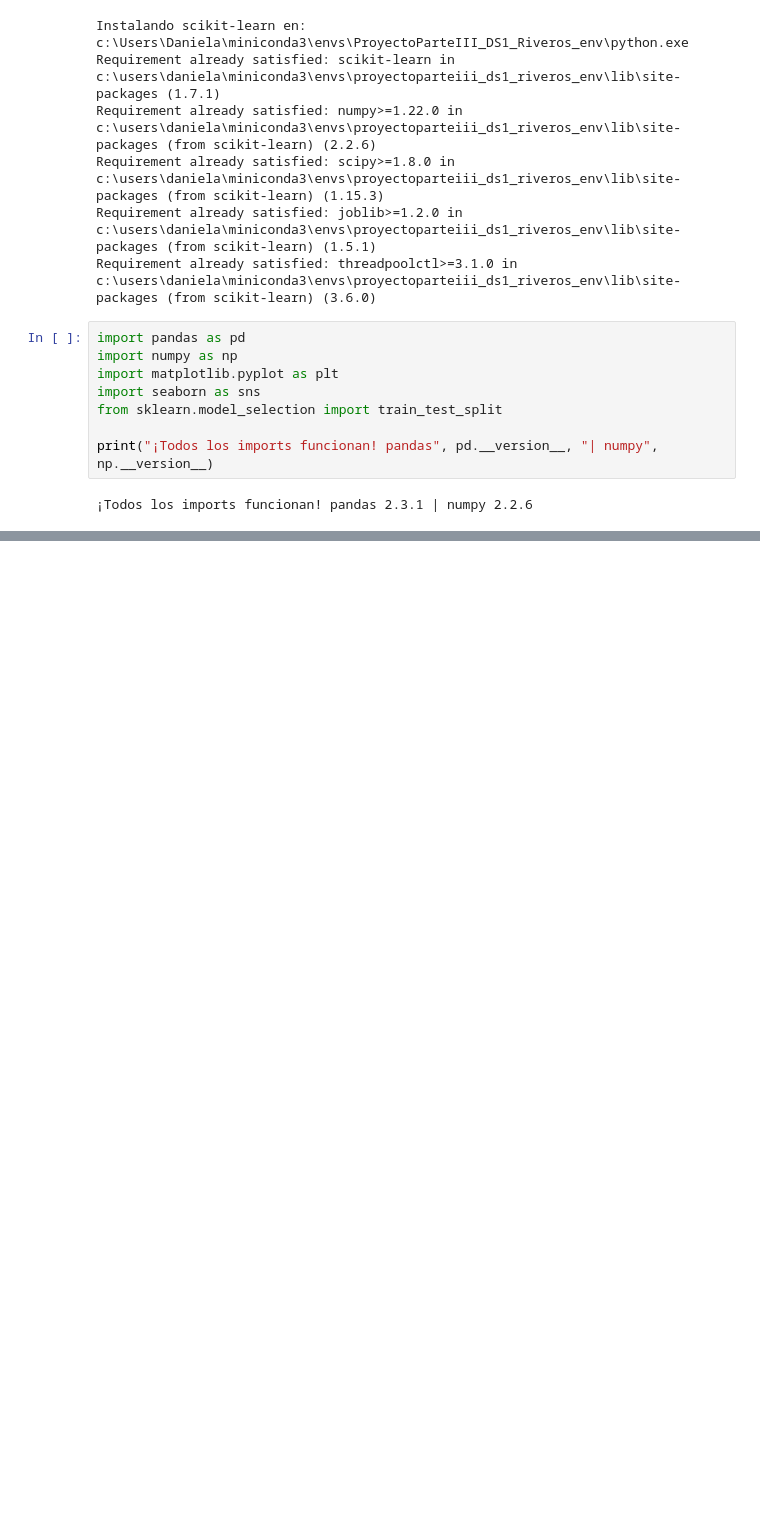
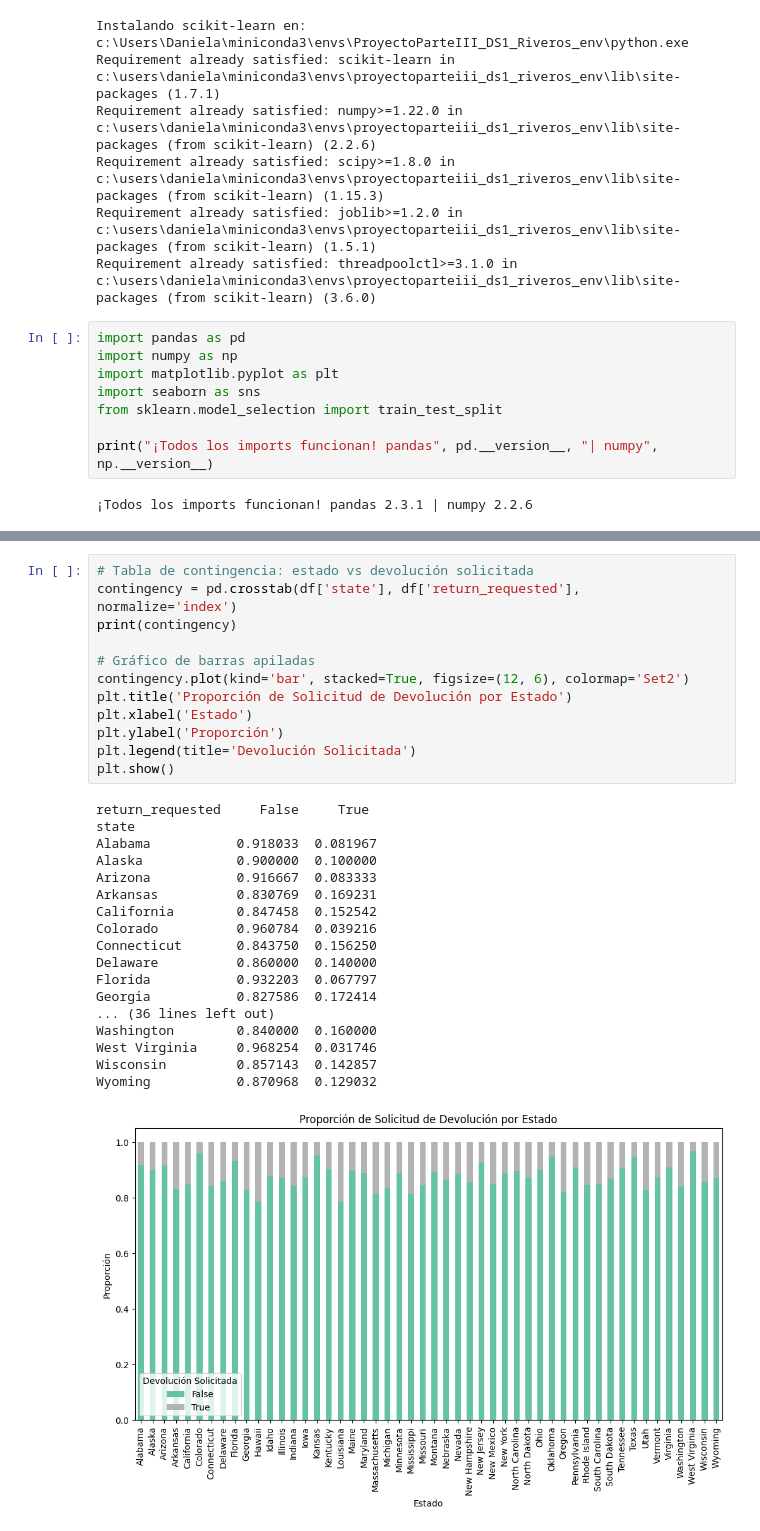
Before and after one commit to rgriveros/data-science-proyecto, a Jupyter notebook: notebooks/ProyectoParteIII_RiverosLobos.ipynb, the cells around one changed output, grey strips where cells are left out. Cells and saved outputs as stored; diff of their text form; blank space fills up the shorter version.

```diff
--- a/notebooks/ProyectoParteIII_RiverosLobos.ipynb
+++ b/notebooks/ProyectoParteIII_RiverosLobos.ipynb
@@ -133,0 +480,31 @@ dtype: int64
+# %%
+# Tabla de contingencia: estado vs devolución solicitada
+contingency = pd.crosstab(df['state'], df['return_requested'], normalize='index')
+print(contingency)
+
+# Gráfico de barras apiladas
+contingency.plot(kind='bar', stacked=True, figsize=(12, 6), colormap='Set2')
+plt.title('Proporción de Solicitud de Devolución por Estado')
+plt.xlabel('Estado')
+plt.ylabel('Proporción')
+plt.legend(title='Devolución Solicitada')
+plt.show()
+# %% [output]
+return_requested     False     True
+state
+Alabama           0.918033  0.081967
+Alaska            0.900000  0.100000
+Arizona           0.916667  0.083333
+Arkansas          0.830769  0.169231
+California        0.847458  0.152542
+Colorado          0.960784  0.039216
+Connecticut       0.843750  0.156250
+Delaware          0.860000  0.140000
+Florida           0.932203  0.067797
+Georgia           0.827586  0.172414
+... (36 lines left out)
+Washington        0.840000  0.160000
+West Virginia     0.968254  0.031746
+Wisconsin         0.857143  0.142857
+Wyoming           0.870968  0.129032
+[figure, added]
```
Also changed, not shown: parts of 24 cells of this notebook.
